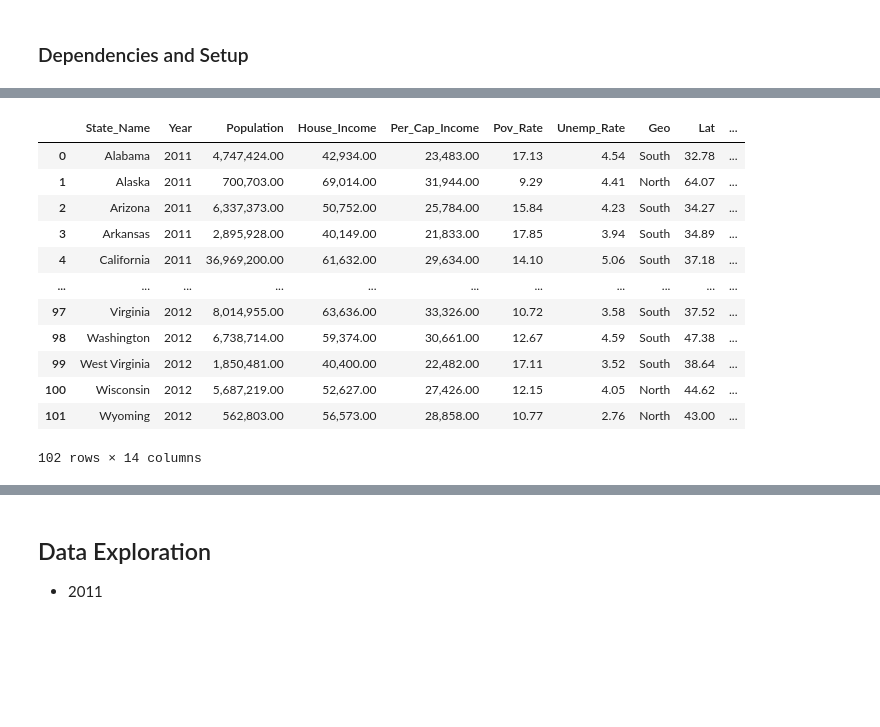
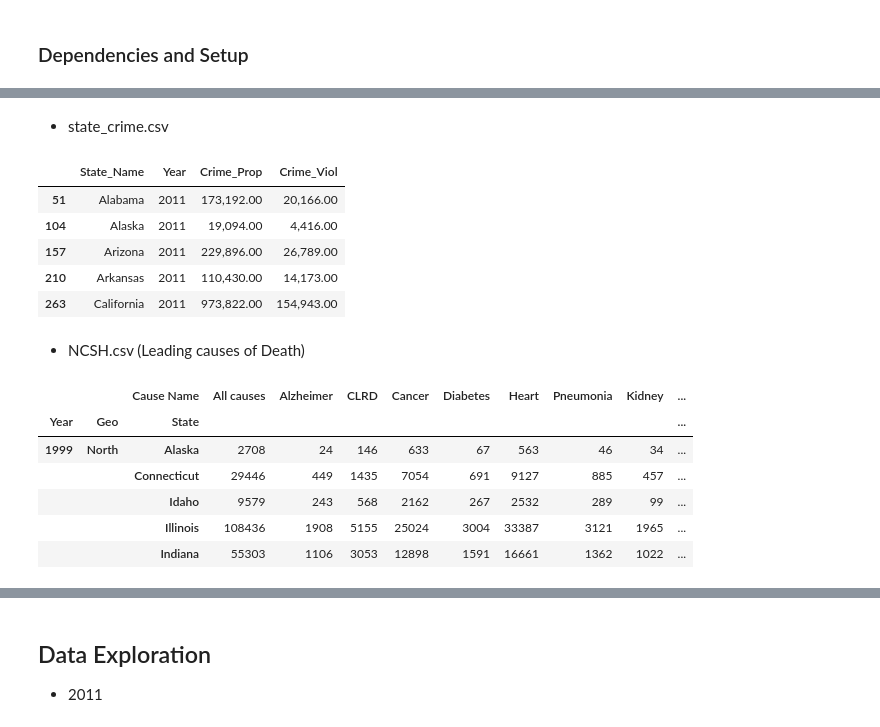
Before and after one commit to OlegRyzhkov2020/API-challenge, a Jupyter notebook: CrimePy_Project/_main_analysis.ipynb, the cells around one changed output, grey strips where cells are left out. Saved outputs shown, nothing was run; the diff lists cells and outputs as text; code cells hidden in the pictures; blank space fills up the shorter version.

```diff
--- a/CrimePy_Project/_main_analysis.ipynb
+++ b/CrimePy_Project/_main_analysis.ipynb
@@ -40,29 +42,43 @@ states_econ
+# %% [markdown]
+* state_crime.csv
 # %%
 filter_columns = ['State', 'Year', 'Data.Totals.Property.All', 'Data.Totals.Violent.All']
 states_crime = pd.read_csv('resources/state_crime.csv')
-states_crime = states_crime[(states_crime['Year'] == 2011) | (states_crime['Year'] == 2012)].filter(filter_columns)
+states_crime = states_crime[(states_crime['Year'] == 2011)].filter(filter_columns)
 states_crime = states_crime.rename(columns={
                     'State': 'State_Name',
                     'Data.Totals.Property.All': 'Crime_Prop',
                     'Data.Totals.Violent.All':'Crime_Viol'})
 states_crime[['Crime_Prop', 'Crime_Viol']] = states_crime[['Crime_Prop', 'Crime_Viol']].astype(float)
-states_data = pd.merge(states_econ, states_crime, how='inner')
-states_data['Crime_Tot'] = states_data['Crime_Prop'] + states_data['Crime_Viol']
-states_data['Crime_Adj'] = states_data['Crime_Tot']/states_data['Population']*100000
-states_data_2011 = states_data[states_data['Year']==2011]
-states_data_2011.to_csv("resources/states_2011.csv", encoding="utf-8", index=False)
-states_data
+states_crime.head()
 # %% [output]
-|  | State_Name | Year | Population | House_Income | Per_Cap_Income | Pov_Rate | Unemp_Rate | Geo | Lat | ... |
-| 0 | Alabama | 2011 | 4,747,424.00 | 42,934.00 | 23,483.00 | 17.13 | 4.54 | South | 32.78 | ... |
-| 1 | Alaska | 2011 | 700,703.00 | 69,014.00 | 31,944.00 | 9.29 | 4.41 | North | 64.07 | ... |
-| 2 | Arizona | 2011 | 6,337,373.00 | 50,752.00 | 25,784.00 | 15.84 | 4.23 | South | 34.27 | ... |
-| 3 | Arkansas | 2011 | 2,895,928.00 | 40,149.00 | 21,833.00 | 17.85 | 3.94 | South | 34.89 | ... |
-| 4 | California | 2011 | 36,969,200.00 | 61,632.00 | 29,634.00 | 14.10 | 5.06 | South | 37.18 | ... |
-| ... | ... | ... | ... | ... | ... | ... | ... | ... | ... | ... |
-| 97 | Virginia | 2012 | 8,014,955.00 | 63,636.00 | 33,326.00 | 10.72 | 3.58 | South | 37.52 | ... |
-| 98 | Washington | 2012 | 6,738,714.00 | 59,374.00 | 30,661.00 | 12.67 | 4.59 | South | 47.38 | ... |
-| 99 | West Virginia | 2012 | 1,850,481.00 | 40,400.00 | 22,482.00 | 17.11 | 3.52 | South | 38.64 | ... |
-| 100 | Wisconsin | 2012 | 5,687,219.00 | 52,627.00 | 27,426.00 | 12.15 | 4.05 | North | 44.62 | ... |
-| 101 | Wyoming | 2012 | 562,803.00 | 56,573.00 | 28,858.00 | 10.77 | 2.76 | North | 43.00 | ... |
+|  | State_Name | Year | Crime_Prop | Crime_Viol |
+| 51 | Alabama | 2011 | 173,192.00 | 20,166.00 |
+| 104 | Alaska | 2011 | 19,094.00 | 4,416.00 |
+| 157 | Arizona | 2011 | 229,896.00 | 26,789.00 |
+| 210 | Arkansas | 2011 | 110,430.00 | 14,173.00 |
+| 263 | California | 2011 | 973,822.00 | 154,943.00 |
-102 rows × 14 columns
+# %% [markdown]
+* NCSH.csv (Leading causes of Death)
+# %%
+# Import and Cleaning CDC data
+states_deaths = pd.read_csv('resources/ncsh.csv')
+states_deaths = geo_state(states_deaths)
+states_deaths.drop(states_deaths[states_deaths['State']=='United States'].index, inplace=True)
+# Creating DataSet based on number of deaths
+states_deaths_tot = states_deaths.drop(['113 Cause Name', 'Age-adjusted Death Rate'], 1)
+states_deaths_tot = states_deaths_tot.set_index(['Year', 'Geo', 'State', 'Cause Name'], drop=True).unstack('Cause Name')
+states_deaths_tot.columns = states_deaths_tot.columns.get_level_values(1)
+states_deaths_tot = states_deaths_tot.rename(columns={
+                                            "Alzheimer's disease": 'Alzheimer', 'Heart disease': 'Heart',
+                                            'Influenza and pneumonia': 'Pneumonia', 'Kidney disease': 'Kidney',
+                                            'Unintentional injuries': 'Injuries'})
+states_deaths_tot.head()
+# %% [output]
+|  |  | Cause Name | All causes | Alzheimer | CLRD | Cancer | Diabetes | Heart | Pneumonia | Kidney | ... |
+| Year | Geo | State |  |  |  |  |  |  |  |  | ... |
+| 1999 | North | Alaska | 2708 | 24 | 146 | 633 | 67 | 563 | 46 | 34 | ... |
+|  |  | Connecticut | 29446 | 449 | 1435 | 7054 | 691 | 9127 | 885 | 457 | ... |
+|  |  | Idaho | 9579 | 243 | 568 | 2162 | 267 | 2532 | 289 | 99 | ... |
+|  |  | Illinois | 108436 | 1908 | 5155 | 25024 | 3004 | 33387 | 3121 | 1965 | ... |
+|  |  | Indiana | 55303 | 1106 | 3053 | 12898 | 1591 | 16661 | 1362 | 1022 | ... |
```
Also changed, not shown: parts of 13 cells of this notebook, 6 other files.
